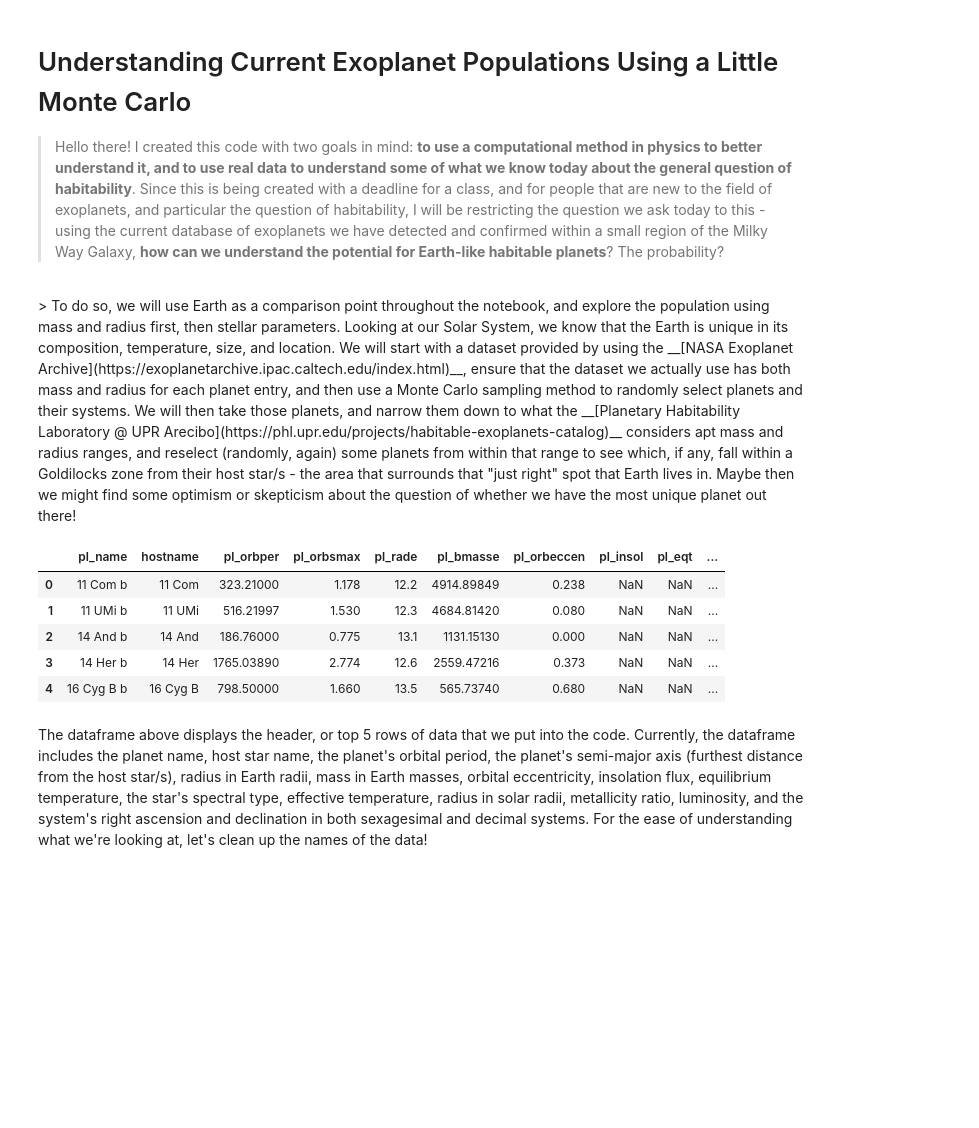
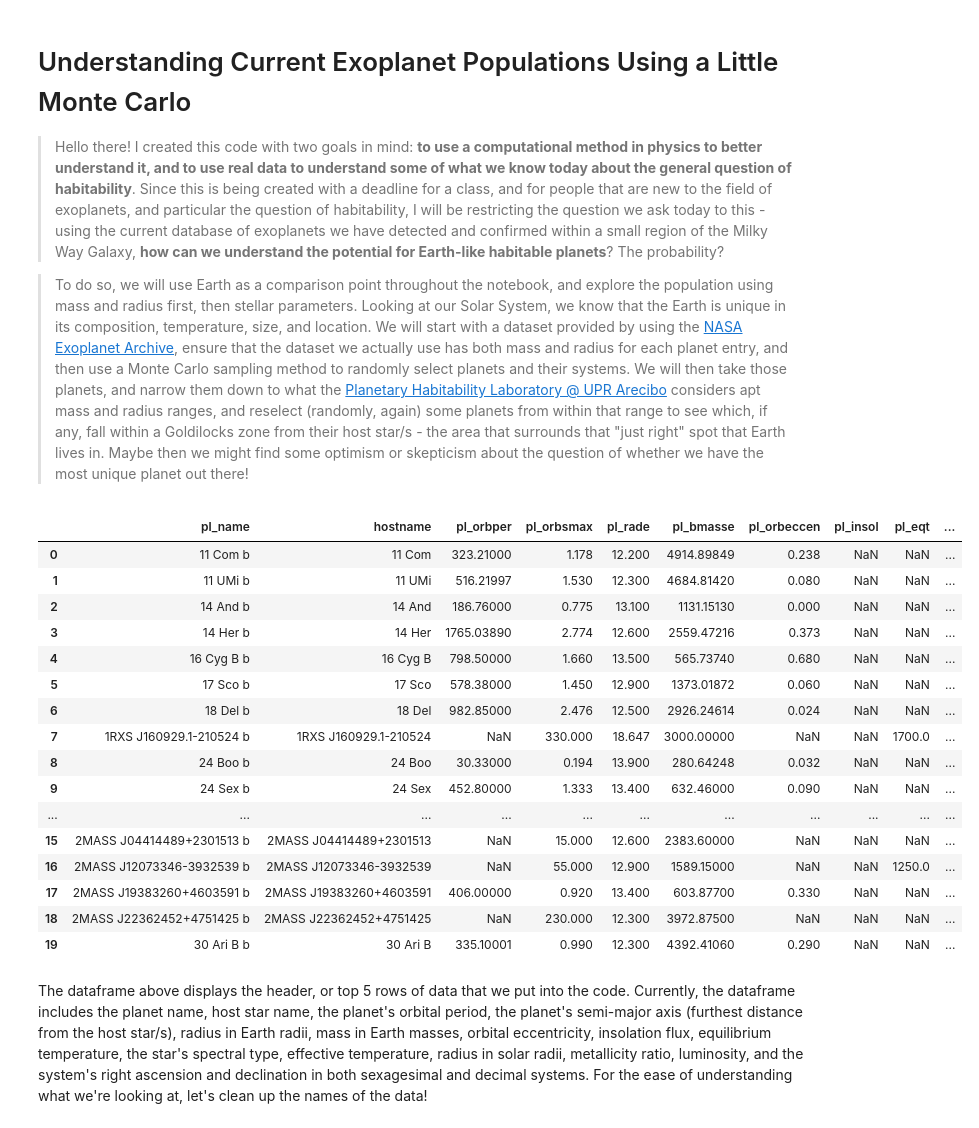
Before and after one commit to nirihs/Exo_Pop_Project, a Jupyter notebook: final_project.ipynb, the cells around one changed output. Cells and saved outputs as stored; diff of their text form; code cells hidden in the pictures; blank space fills up the shorter version.

```diff
--- a/final_project.ipynb
+++ b/final_project.ipynb
@@ -2,46 +2,58 @@
 # Understanding Current Exoplanet Populations Using a Little Monte Carlo
 
 > Hello there! I created this code with two goals in mind: __to use a computational method in physics to better understand it, and to use real data to understand some of what we know today about the general question of habitability__. Since this is being created with a deadline for a class, and for people that are new to the field of exoplanets, and particular the question of habitability, I will be restricting the question we ask today to this - using the current database of exoplanets we have detected and confirmed within a small region of the Milky Way Galaxy, __how can we understand the potential for Earth-like habitable planets__? The probability?
-<br>
-> To do so, we will use Earth as a comparison point throughout the notebook, and explore the population using mass and radius first, then stellar parameters. Looking at our Solar System, we know that the Earth is unique in its composition, temperature, size, and location. We will start with a dataset provided by using the __[NASA Exoplanet Archive](https://exoplanetarchive.ipac.caltech.edu/index.html)__, ensure that the dataset we actually use has both mass and radius for each planet entry, and then use a Monte Carlo sampling method to randomly select planets and their systems. We will then take those planets, and narrow them down to what the __[Planetary Habitability Laboratory @ UPR Arecibo](https://phl.upr.edu/projects/habitable-exoplanets-catalog)__ considers apt mass and radius ranges, and reselect (randomly, again) some planets from within that range to see which, if any, fall within a Goldilocks zone from their host star/s - the area that surrounds that "just right" spot that Earth lives in. Maybe then we might find some optimism or skepticism about the question of whether we have the most unique planet out there!
+
+
+> To do so, we will use Earth as a comparison point throughout the notebook, and explore the population using mass and radius first, then stellar parameters. Looking at our Solar System, we know that the Earth is unique in its composition, temperature, size, and location. We will start with a dataset provided by using the [NASA Exoplanet Archive](https://exoplanetarchive.ipac.caltech.edu/index.html), ensure that the dataset we actually use has both mass and radius for each planet entry, and then use a Monte Carlo sampling method to randomly select planets and their systems. We will then take those planets, and narrow them down to what the [Planetary Habitability Laboratory @ UPR Arecibo](https://phl.upr.edu/projects/habitable-exoplanets-catalog) considers apt mass and radius ranges, and reselect (randomly, again) some planets from within that range to see which, if any, fall within a Goldilocks zone from their host star/s - the area that surrounds that "just right" spot that Earth lives in. Maybe then we might find some optimism or skepticism about the question of whether we have the most unique planet out there!
 # %%
 #pull distribution of mass, radius from monte carlo, then plot the distancexluminosity to see the distribution, then redo monte carlo on sliver of radius, mass (habitable planets) - and check if they're the same distribution, can overlap 2d histograms of normal mass radius dists and habitable zone dists
 
 #Here is the code for turning our csv data file into a dictionary to use for analyzing the data
 import pandas as pd
 import numpy as np
 import matplotlib.image as mpimg
 import matplotlib.pyplot as plt
 from PIL import Image
 import moviepy
 from moviepy.editor import ImageSequenceClip
 import natsort as nt
 from IPython.display import Video
 import re
 import os
 
 #Initializing the style I want to use, you can look up 'plt.style.use' to find out what you'd like to use!
 plt.style.use('Solarize_Light2')
 
 #Loading an image to use later
 pl_earth = mpimg.imread('earf.png')
 height, width, _ = pl_earth.shape
 aspect_ratio = width/height
 #A function just to make our lives easier with spacing issues when it comes to naming things
 def rename(name):
     name = name.replace(' ', '_')
     return name
 
 #Creating a dataframe
 exo_data = pd.read_csv(r'/Users/shirin/Desktop/comp_meth/final_project/exo_data.csv',encoding='unicode_escape',comment='#')
-exo_data.head() #showing the top 5 lines of the dataframe
+exo_data.head(20) #showing the top 5 lines of the dataframe
 # %% [output]
 |  | pl_name | hostname | pl_orbper | pl_orbsmax | pl_rade | pl_bmasse | pl_orbeccen | pl_insol | pl_eqt | ... |
-| 0 | 11 Com b | 11 Com | 323.21000 | 1.178 | 12.2 | 4914.89849 | 0.238 | NaN | NaN | ... |
-| 1 | 11 UMi b | 11 UMi | 516.21997 | 1.530 | 12.3 | 4684.81420 | 0.080 | NaN | NaN | ... |
-| 2 | 14 And b | 14 And | 186.76000 | 0.775 | 13.1 | 1131.15130 | 0.000 | NaN | NaN | ... |
-| 3 | 14 Her b | 14 Her | 1765.03890 | 2.774 | 12.6 | 2559.47216 | 0.373 | NaN | NaN | ... |
-| 4 | 16 Cyg B b | 16 Cyg B | 798.50000 | 1.660 | 13.5 | 565.73740 | 0.680 | NaN | NaN | ... |
+| 0 | 11 Com b | 11 Com | 323.21000 | 1.178 | 12.200 | 4914.89849 | 0.238 | NaN | NaN | ... |
+| 1 | 11 UMi b | 11 UMi | 516.21997 | 1.530 | 12.300 | 4684.81420 | 0.080 | NaN | NaN | ... |
+| 2 | 14 And b | 14 And | 186.76000 | 0.775 | 13.100 | 1131.15130 | 0.000 | NaN | NaN | ... |
+| 3 | 14 Her b | 14 Her | 1765.03890 | 2.774 | 12.600 | 2559.47216 | 0.373 | NaN | NaN | ... |
+| 4 | 16 Cyg B b | 16 Cyg B | 798.50000 | 1.660 | 13.500 | 565.73740 | 0.680 | NaN | NaN | ... |
+| 5 | 17 Sco b | 17 Sco | 578.38000 | 1.450 | 12.900 | 1373.01872 | 0.060 | NaN | NaN | ... |
+| 6 | 18 Del b | 18 Del | 982.85000 | 2.476 | 12.500 | 2926.24614 | 0.024 | NaN | NaN | ... |
+| 7 | 1RXS J160929.1-210524 b | 1RXS J160929.1-210524 | NaN | 330.000 | 18.647 | 3000.00000 | NaN | NaN | 1700.0 | ... |
+| 8 | 24 Boo b | 24 Boo | 30.33000 | 0.194 | 13.900 | 280.64248 | 0.032 | NaN | NaN | ... |
+| 9 | 24 Sex b | 24 Sex | 452.80000 | 1.333 | 13.400 | 632.46000 | 0.090 | NaN | NaN | ... |
+| ... | ... | ... | ... | ... | ... | ... | ... | ... | ... | ... |
+| 15 | 2MASS J04414489+2301513 b | 2MASS J04414489+2301513 | NaN | 15.000 | 12.600 | 2383.60000 | NaN | NaN | NaN | ... |
+| 16 | 2MASS J12073346-3932539 b | 2MASS J12073346-3932539 | NaN | 55.000 | 12.900 | 1589.15000 | NaN | NaN | 1250.0 | ... |
+| 17 | 2MASS J19383260+4603591 b | 2MASS J19383260+4603591 | 406.00000 | 0.920 | 13.400 | 603.87700 | 0.330 | NaN | NaN | ... |
+| 18 | 2MASS J22362452+4751425 b | 2MASS J22362452+4751425 | NaN | 230.000 | 12.300 | 3972.87500 | NaN | NaN | NaN | ... |
+| 19 | 30 Ari B b | 30 Ari B | 335.10001 | 0.990 | 12.300 | 4392.41060 | 0.290 | NaN | NaN | ... |
 # %% [markdown]
 The dataframe above displays the header, or top 5 rows of data that we put into the code. Currently, the dataframe includes the planet name, host star name, the planet's orbital period, the planet's semi-major axis (furthest distance from the host star/s), radius in Earth radii, mass in Earth masses, orbital eccentricity, insolation flux, equilibrium temperature, the star's spectral type, effective temperature, radius in solar radii, metallicity ratio, luminosity, and the system's right ascension and declination in both sexagesimal and decimal systems. For the ease of understanding what we're looking at, let's clean up the names of the data!
 # %%
```
Also changed, not shown: parts of 14 cells of this notebook.
